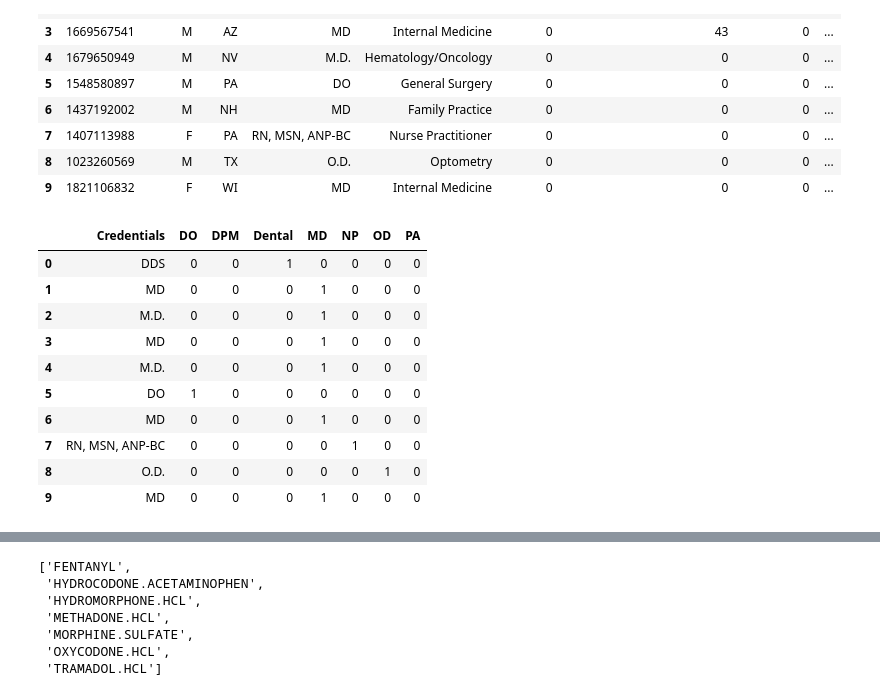
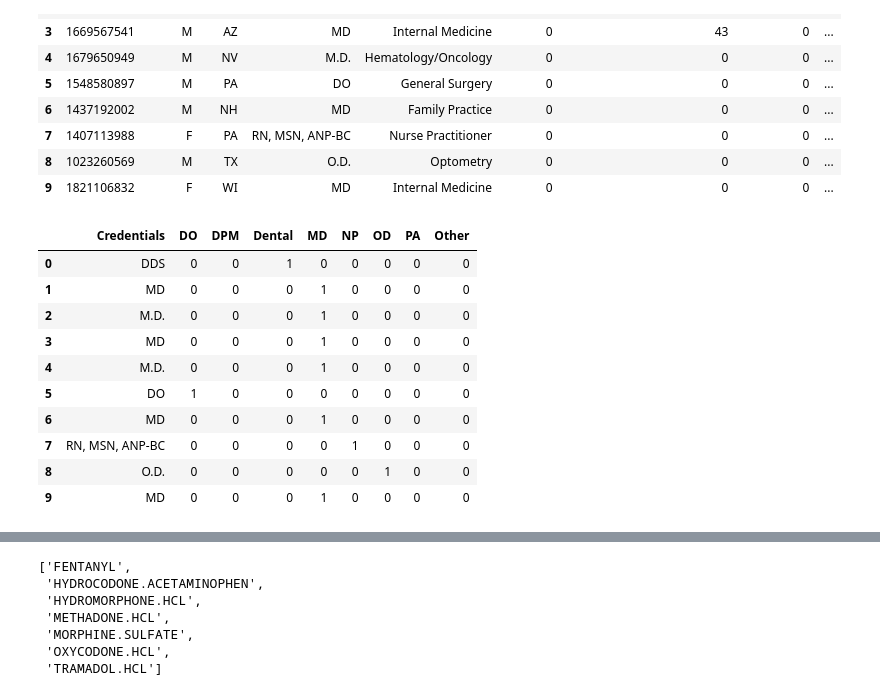
Before and after one commit to JennyLeeStat/Opioid, a Jupyter notebook: Opioid.ipynb, the cells around one changed output, grey strips where cells are left out. Saved outputs shown, nothing was run; the diff lists cells and outputs as text; code cells hidden in the pictures.

```diff
--- a/Opioid.ipynb
+++ b/Opioid.ipynb
@@ -116,20 +103,21 @@ prescriber.head(10)
 # %%
 credentials = prescriber['Credentials']
 credentials_clean = utils.clean_credentials(credentials)
 credentials_vars = utils.create_credential_variables(credentials_clean)
+credentials_vars['Other'] = (credentials_vars.sum(axis=1) == 0).astype(int)
 credentials_expand = pd.concat([credentials, credentials_vars], axis = 1)
 credentials_expand.head(10)
 # %% [output]
-|  | Credentials | DO | DPM | Dental | MD | NP | OD | PA |
-| 0 | DDS | 0 | 0 | 1 | 0 | 0 | 0 | 0 |
-| 1 | MD | 0 | 0 | 0 | 1 | 0 | 0 | 0 |
-| 2 | M.D. | 0 | 0 | 0 | 1 | 0 | 0 | 0 |
-| 3 | MD | 0 | 0 | 0 | 1 | 0 | 0 | 0 |
-| 4 | M.D. | 0 | 0 | 0 | 1 | 0 | 0 | 0 |
-| 5 | DO | 1 | 0 | 0 | 0 | 0 | 0 | 0 |
-| 6 | MD | 0 | 0 | 0 | 1 | 0 | 0 | 0 |
-| 7 | RN, MSN, ANP-BC | 0 | 0 | 0 | 0 | 1 | 0 | 0 |
-| 8 | O.D. | 0 | 0 | 0 | 0 | 0 | 1 | 0 |
-| 9 | MD | 0 | 0 | 0 | 1 | 0 | 0 | 0 |
+|  | Credentials | DO | DPM | Dental | MD | NP | OD | PA | Other |
+| 0 | DDS | 0 | 0 | 1 | 0 | 0 | 0 | 0 | 0 |
+| 1 | MD | 0 | 0 | 0 | 1 | 0 | 0 | 0 | 0 |
+| 2 | M.D. | 0 | 0 | 0 | 1 | 0 | 0 | 0 | 0 |
+| 3 | MD | 0 | 0 | 0 | 1 | 0 | 0 | 0 | 0 |
+| 4 | M.D. | 0 | 0 | 0 | 1 | 0 | 0 | 0 | 0 |
+| 5 | DO | 1 | 0 | 0 | 0 | 0 | 0 | 0 | 0 |
+| 6 | MD | 0 | 0 | 0 | 1 | 0 | 0 | 0 | 0 |
+| 7 | RN, MSN, ANP-BC | 0 | 0 | 0 | 0 | 1 | 0 | 0 | 0 |
+| 8 | O.D. | 0 | 0 | 0 | 0 | 0 | 1 | 0 | 0 |
+| 9 | MD | 0 | 0 | 0 | 1 | 0 | 0 | 0 | 0 |
 # %%
 drugs = prescriber.ix[:, 5:-1]
```
Also changed, not shown: parts of 51 cells of this notebook, 3 other files.
